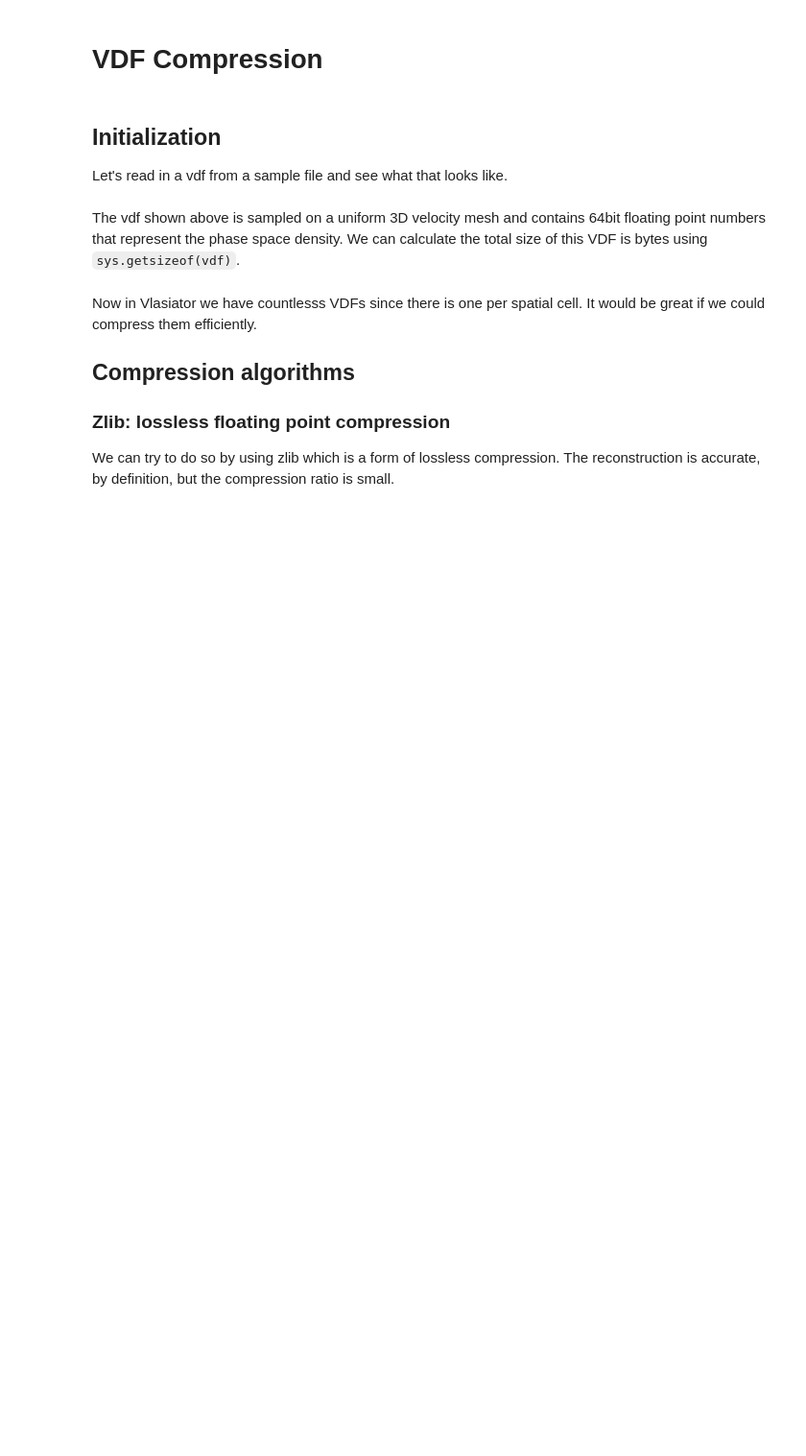
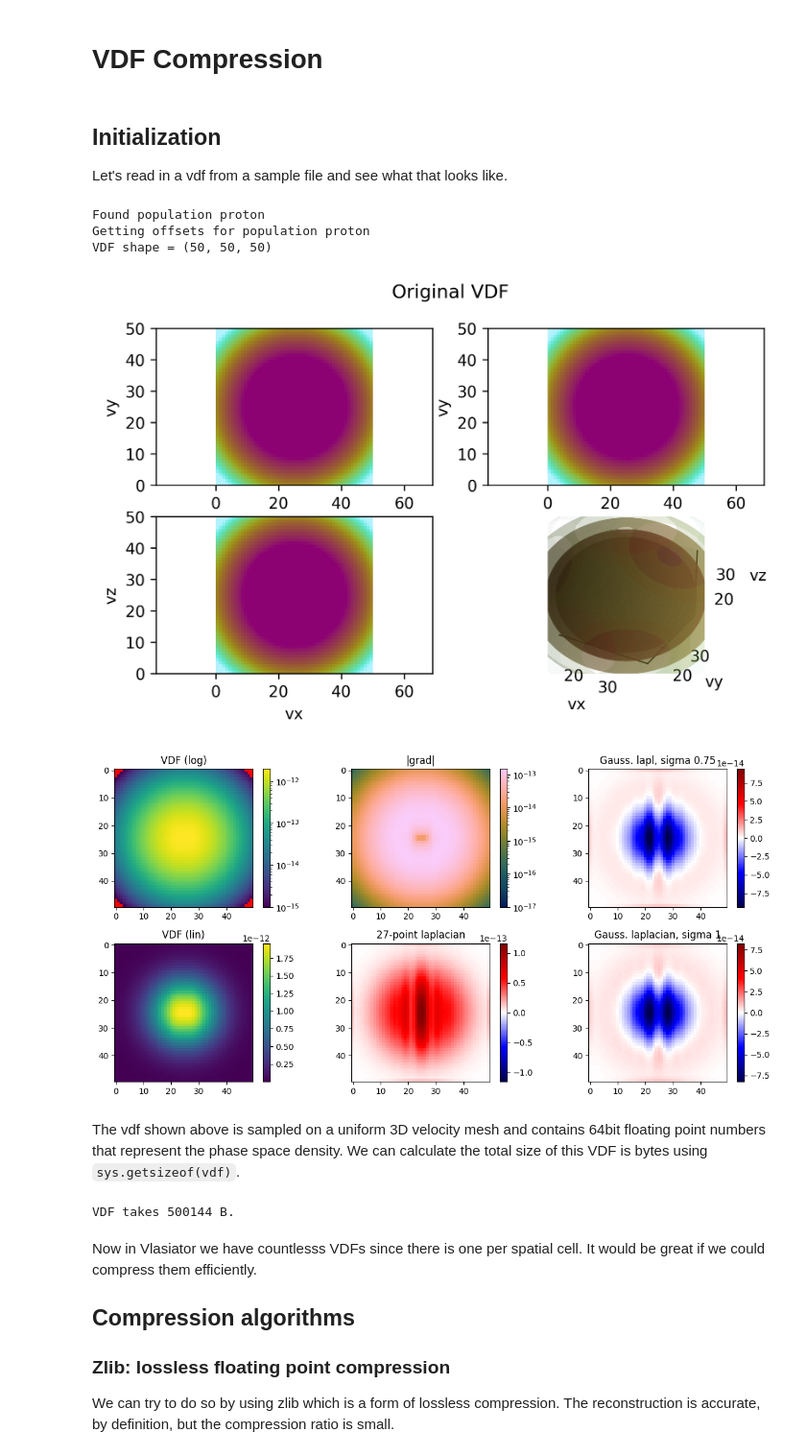
Before and after one commit to juhanikataja/asterix, a Jupyter notebook: Inno4Scale.ipynb, the cells around one changed output. Shown at 96% size. Cells and saved outputs as stored; diff of their text form; code cells hidden in the pictures; blank space fills up the shorter version.

````diff
--- a/Inno4Scale.ipynb
+++ b/Inno4Scale.ipynb
@@ -28,7 +28,8 @@ from mpl_toolkits.mplot3d.art3d import Poly3DCollection
 
 import pytools
 # %%
-file="assets/bulk1.0001280.vlsv";cid=356780649;
+file="/home/kstppd/Desktop/vqvae/restart.0000200.2024-05-31_12-51-47.vlsv";cid=132;
+sparse=1e-16
 #Read the VDF into a 3D uniform mesh and plot it
 vdf=project_tools.extract_vdf(file,cid,25)
 # np.save("sample_vdf.bin",np.array(vdf,dtype=np.double));
@@ -52,39 +53,47 @@ im2 = ax2.pcolormesh(vdf[nx//2,:,:].T,norm=norm,rasterized=False,cmap=cmap)
 im3 = ax3.pcolormesh(vdf[:,ny//2,:],norm=norm,rasterized=False,cmap=cmap)
 ax1.axis('equal')
 ax1.set_xlabel('vx')
 ax1.set_ylabel('vy')
 ax2.axis('equal')
 ax2.set_xlabel('vz')
 ax2.set_ylabel('vy')
 ax3.axis('equal')
 ax3.set_xlabel('vx')
 ax3.set_ylabel('vz')
 
 level = 1e-14
 for level in [3e-15,1e-14,3e-14,1e-13,2e-13]:
     verts, faces, normals, values = measure.marching_cubes(vdf, level)
     mesh = Poly3DCollection(verts[faces], shade=True, facecolors=mpl.colormaps[cmap](norm(level)), alpha = norm(level)**2)
     ax4.add_collection3d(mesh)
 
 ax4.set_xlim(nx/4,3*nx/4)
 ax4.set_ylim(ny/4,3*ny/4)
 ax4.set_zlim(nz/4,3*nz/4)
 ax4.set_xlabel('vx')
 ax4.set_ylabel('vy')
 ax4.set_zlabel('vz')
 
 # cax = fig.add_axes([0.7,0.1,0.2,0.05])
 # fig.colorbar(im1, cax=cax, location='bottom')
 fig.suptitle("Original VDF")
 plt.show()
 
 project_tools.plot_vdf_discrete_laplacians(vdf)
+# %% [output]
+Found population proton
+Getting offsets for population proton
+VDF shape = (50, 50, 50)
+[figure, added]
+[figure, added]
 # %% [markdown]
 The vdf shown above is sampled on a uniform 3D velocity mesh and contains 64bit floating point numbers that represent the phase space density. We can calculate the total size of this VDF is bytes using ```sys.getsizeof(vdf)```.
 # %%
 vdf_mem=sys.getsizeof(vdf)
 num_stored_elements=len(vdf[vdf>1e-15])
 print(f"VDF takes {vdf_mem} B.")
+# %% [output]
+VDF takes 500144 B.
 # %% [markdown]
 Now in Vlasiator we have countlesss VDFs since there is one per spatial cell. It would be great if we could compress them efficiently.
 
````
Also changed, not shown: parts of 8 cells of this notebook, 1 other file.
